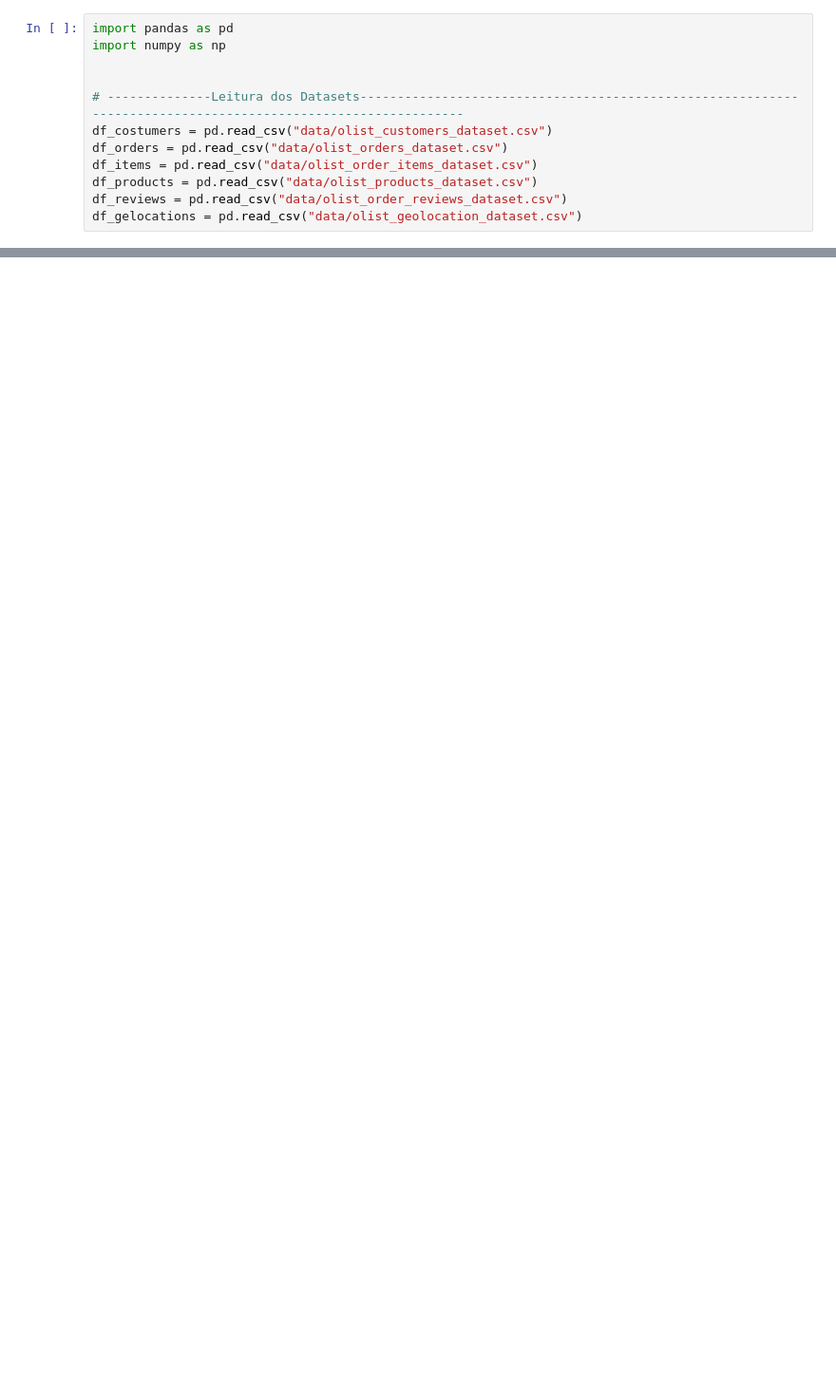
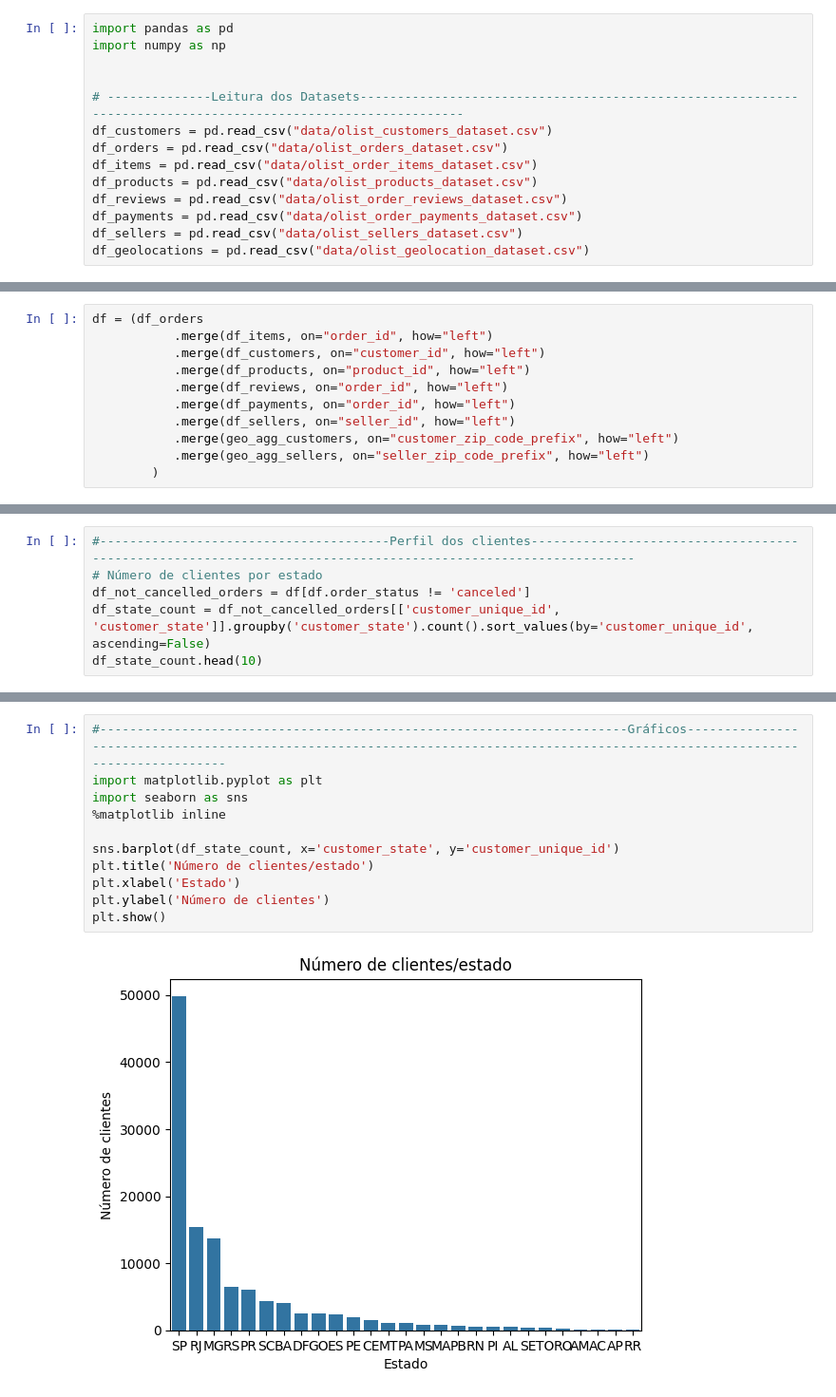
Before and after one commit to olavodd42/analise_exploratoria_olist, a Jupyter notebook: notebook.ipynb, the cells around one changed output, grey strips where cells are left out. Shown: that part at 95% size. Drawn from its saved outputs; the diff is of its cells as text; blank space fills up the shorter version.

Commit message:
create firsts analysis and graphics

```diff
--- a/notebook.ipynb
+++ b/notebook.ipynb
@@ -4,11 +4,13 @@ import numpy as np
 
 
 # --------------Leitura dos Datasets-------------------------------------------------------------------------------------------------------------
-df_costumers = pd.read_csv("data/olist_customers_dataset.csv")
+df_customers = pd.read_csv("data/olist_customers_dataset.csv")
 df_orders = pd.read_csv("data/olist_orders_dataset.csv")
 df_items = pd.read_csv("data/olist_order_items_dataset.csv")
 df_products = pd.read_csv("data/olist_products_dataset.csv")
 df_reviews = pd.read_csv("data/olist_order_reviews_dataset.csv")
-df_gelocations = pd.read_csv("data/olist_geolocation_dataset.csv")
+df_payments = pd.read_csv("data/olist_order_payments_dataset.csv")
+df_sellers = pd.read_csv("data/olist_sellers_dataset.csv")
+df_geolocations = pd.read_csv("data/olist_geolocation_dataset.csv")
 # %% [markdown]
 # Descrição dos datasets
@@ -86,0 +193,11 @@ df_orders.head()
+# %%
+df = (df_orders
+           .merge(df_items, on="order_id", how="left")
+           .merge(df_customers, on="customer_id", how="left")
+           .merge(df_products, on="product_id", how="left")
+           .merge(df_reviews, on="order_id", how="left")
+           .merge(df_payments, on="order_id", how="left")
+           .merge(df_sellers, on="seller_id", how="left")
+           .merge(geo_agg_customers, on="customer_zip_code_prefix", how="left")
+           .merge(geo_agg_sellers, on="seller_zip_code_prefix", how="left")
+        )
@@ -86,0 +263,6 @@ df_orders.head()
+# %%
+#---------------------------------------Perfil dos clientes-------------------------------------------------------------------------------------------------------------
+# Número de clientes por estado
+df_not_cancelled_orders = df[df.order_status != 'canceled']
+df_state_count = df_not_cancelled_orders[['customer_unique_id', 'customer_state']].groupby('customer_state').count().sort_values(by='customer_unique_id', ascending=False)
+df_state_count.head(10)
@@ -86,0 +385,13 @@ df_orders.head()
+# %%
+#-----------------------------------------------------------------------Gráficos--------------------------------------------------------------------------------------------------------------------------------
+import matplotlib.pyplot as plt
+import seaborn as sns
+%matplotlib inline
+
+sns.barplot(df_state_count, x='customer_state', y='customer_unique_id')
+plt.title('Número de clientes/estado')
+plt.xlabel('Estado')
+plt.ylabel('Número de clientes')
+plt.show()
+# %% [output]
+[figure, added]
```
Also changed, not shown: parts of 30 cells of this notebook.
